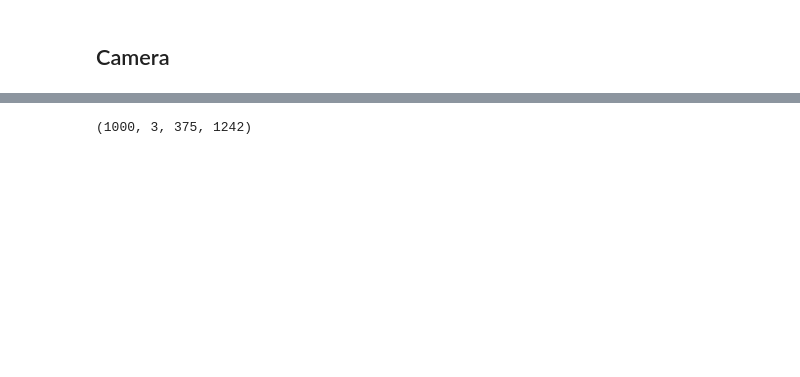
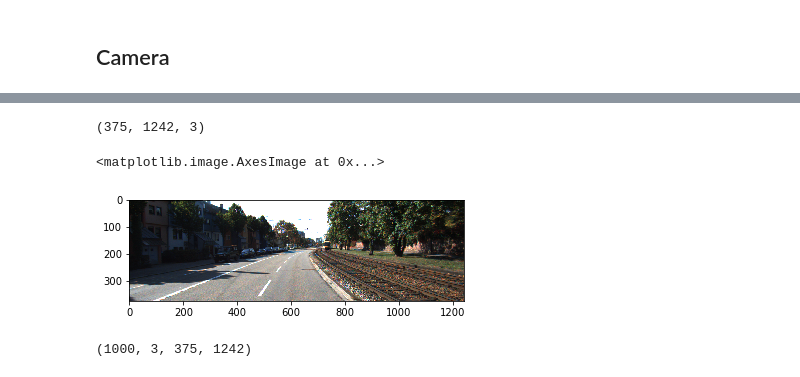
Before and after one commit to ahmadelsallab/LiDARSensorModel_GAN, a Jupyter notebook: LASER-GAN.ipynb, the cells around one changed output, grey strips where cells are left out. Drawn from its saved outputs; the diff is of its cells as text; code cells hidden in the pictures; blank space fills up the shorter version.

```diff
--- a/LASER-GAN.ipynb
+++ b/LASER-GAN.ipynb
@@ -124,6 +117,14 @@ for file in files:
 camera_data = np.array(camera_data)
 # Make channel first
 camera_data = np.array(np.transpose(camera_data, (0, 3, 1, 2)))
+# %%
+im = np.array(np.transpose(camera_data[0], (1,2,0)))
+print(im.shape)
+plt.imshow(im*255)
+# %% [output]
+(375, 1242, 3)
+<matplotlib.image.AxesImage at 0x...>
+[figure, added]
 # %%
 camera_data.shape
 # %% [output]
```
Also changed, not shown: parts of 26 cells of this notebook, 3 other files.
